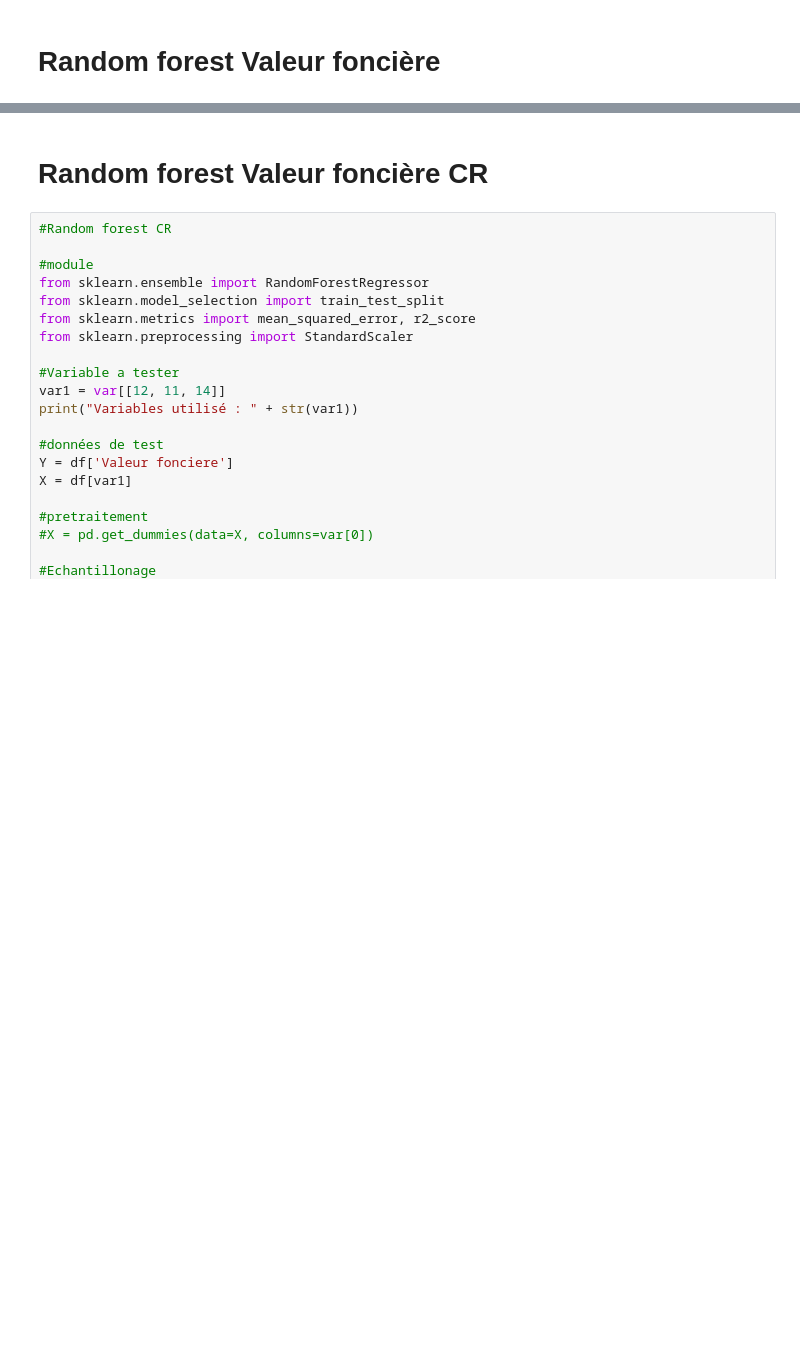
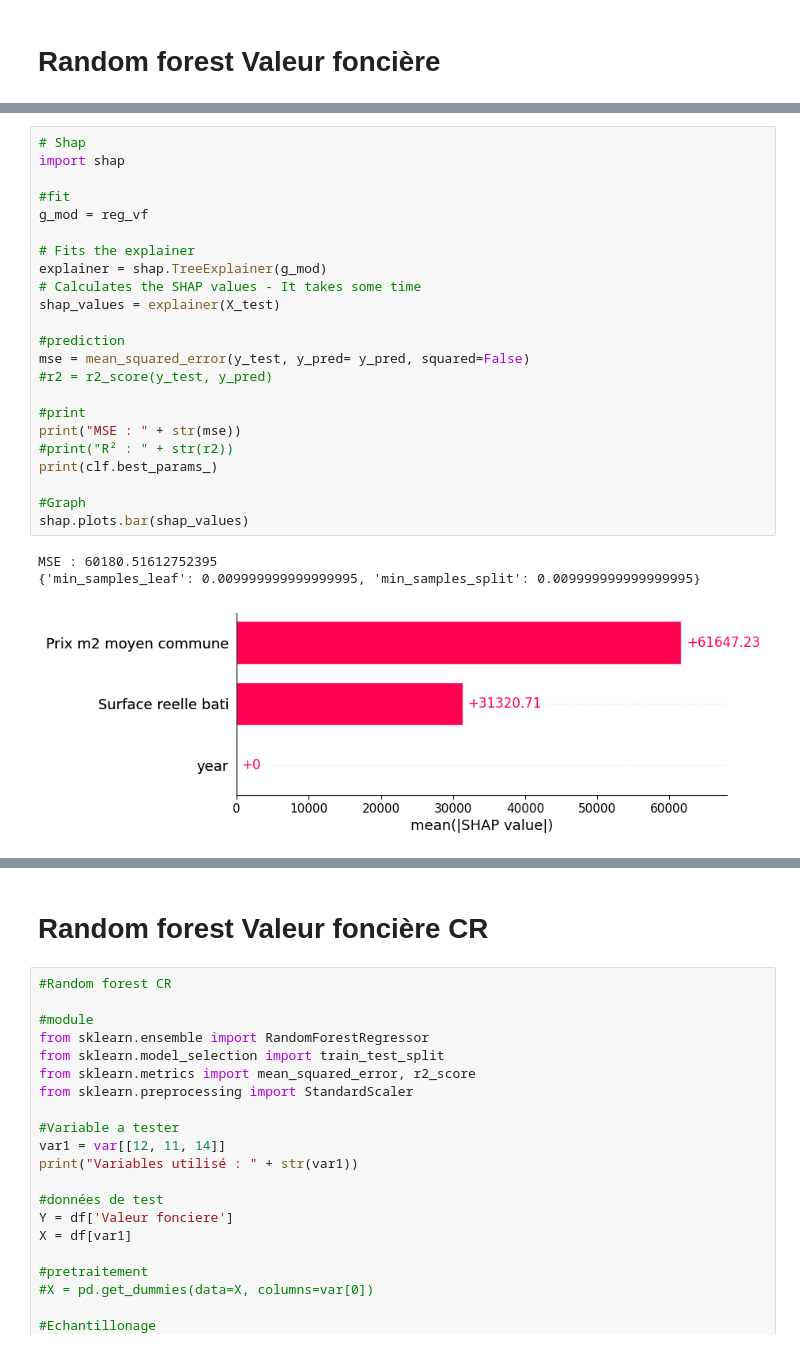
Before and after one commit to Ndeyefatou8/Machine_Learning, a Jupyter notebook: ML_model.ipynb, the cells around one changed output, grey strips where cells are left out. Drawn from its saved outputs; the diff is of its cells as text; blank space fills up the shorter version.

```diff
--- a/ML_model.ipynb
+++ b/ML_model.ipynb
@@ -247,0 +344,27 @@ R² : 0.17673124949154084
+# %%
+# Shap
+import shap
+
+#fit
+g_mod = reg_vf
+
+# Fits the explainer
+explainer = shap.TreeExplainer(g_mod)
+# Calculates the SHAP values - It takes some time
+shap_values = explainer(X_test)
+
+#prediction
+mse = mean_squared_error(y_test, y_pred= y_pred, squared=False)
+#r2 = r2_score(y_test, y_pred)
+
+#print
+print("MSE : " + str(mse))
+#print("R² : " + str(r2))
+print(clf.best_params_)
+
+#Graph
+shap.plots.bar(shap_values)
+# %% [output]
+MSE : 60180.51612752395
+{'min_samples_leaf': 0.009999999999999995, 'min_samples_split': 0.009999999999999995}
+[figure, added]
```
Also changed, not shown: parts of 35 cells of this notebook, 5 other files.
